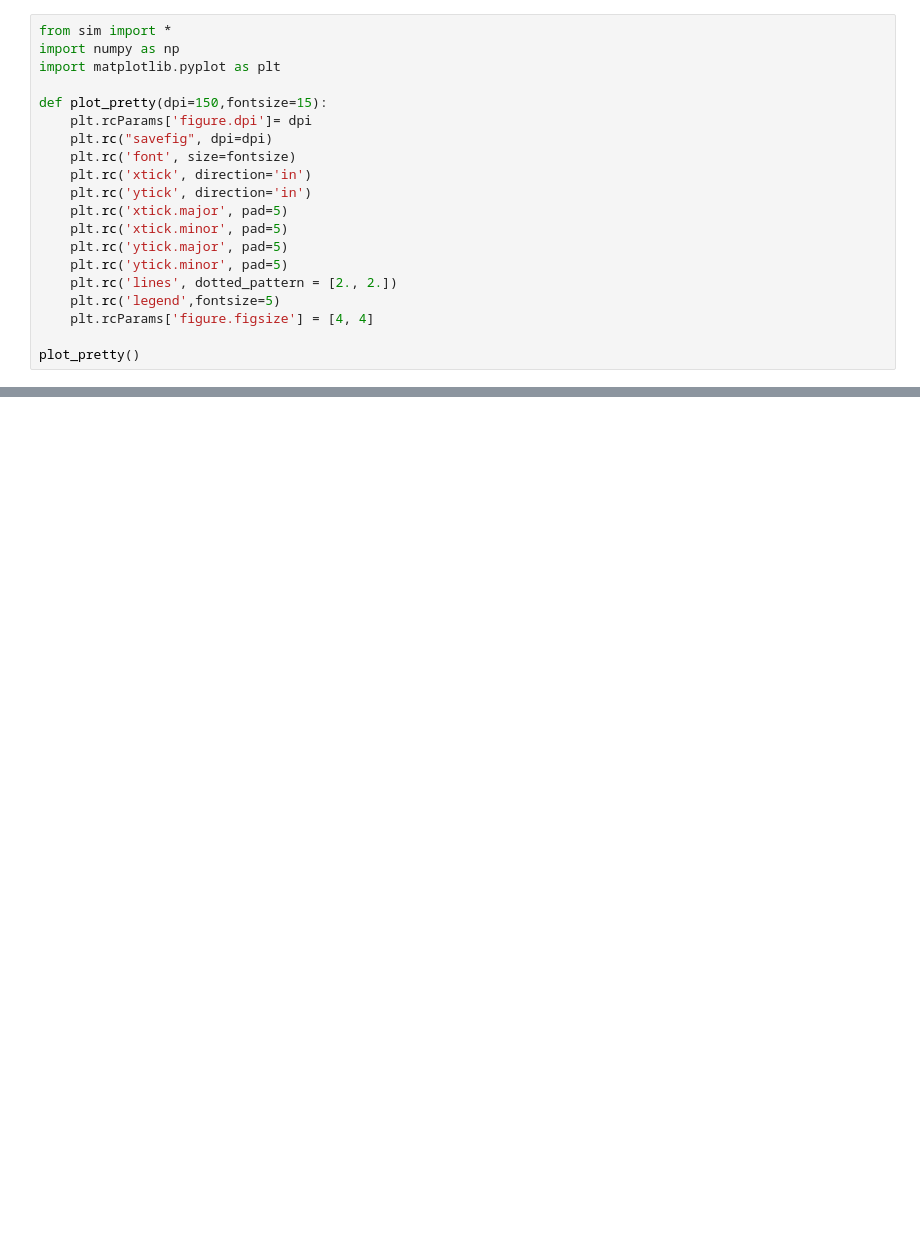
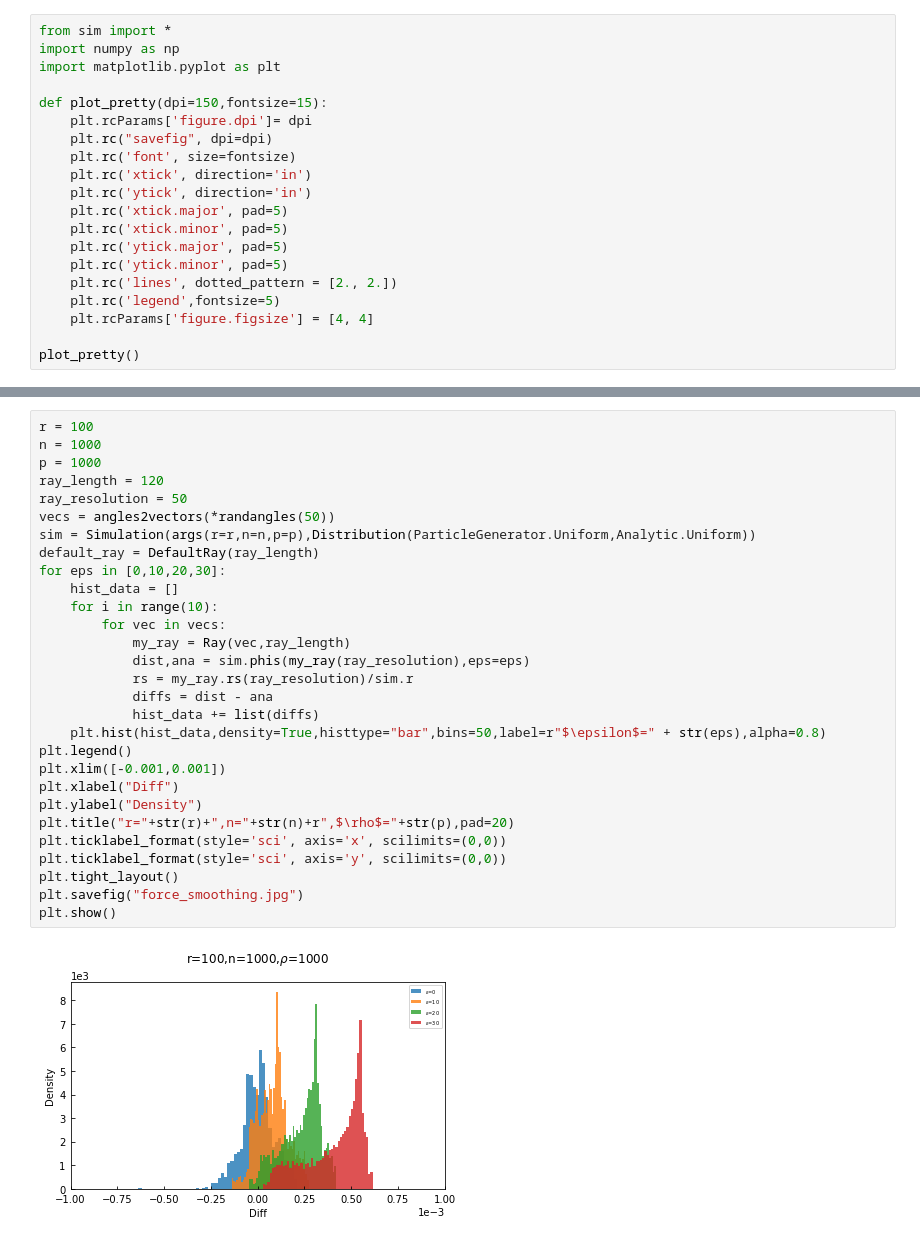
Before and after one commit to humz2k/Force-Error-Project, a Jupyter notebook: update.ipynb, the cells around one changed output, grey strips where cells are left out. Drawn from its saved outputs; the diff is of its cells as text; blank space fills up the shorter version.

```diff
--- a/update.ipynb
+++ b/update.ipynb
@@ -59,0 +92,31 @@ plt.show()
+# %%
+r = 100
+n = 1000
+p = 1000
+ray_length = 120
+ray_resolution = 50
+vecs = angles2vectors(*randangles(50))
+sim = Simulation(args(r=r,n=n,p=p),Distribution(ParticleGenerator.Uniform,Analytic.Uniform))
+default_ray = DefaultRay(ray_length)
+for eps in [0,10,20,30]:
+    hist_data = []
+    for i in range(10):
+        for vec in vecs:
+            my_ray = Ray(vec,ray_length)
+            dist,ana = sim.phis(my_ray(ray_resolution),eps=eps)
+            rs = my_ray.rs(ray_resolution)/sim.r
+            diffs = dist - ana
+            hist_data += list(diffs)
+    plt.hist(hist_data,density=True,histtype="bar",bins=50,label=r"$\epsilon$=" + str(eps),alpha=0.8)
+plt.legend()
+plt.xlim([-0.001,0.001])
+plt.xlabel("Diff")
+plt.ylabel("Density")
+plt.title("r="+str(r)+",n="+str(n)+r",$\rho$="+str(p),pad=20)
+plt.ticklabel_format(style='sci', axis='x', scilimits=(0,0))
+plt.ticklabel_format(style='sci', axis='y', scilimits=(0,0))
+plt.tight_layout()
+plt.savefig("force_smoothing.jpg")
+plt.show()
+# %% [output]
+[figure, added]
```
Also changed, not shown: parts of 3 cells of this notebook, 7 other files.
